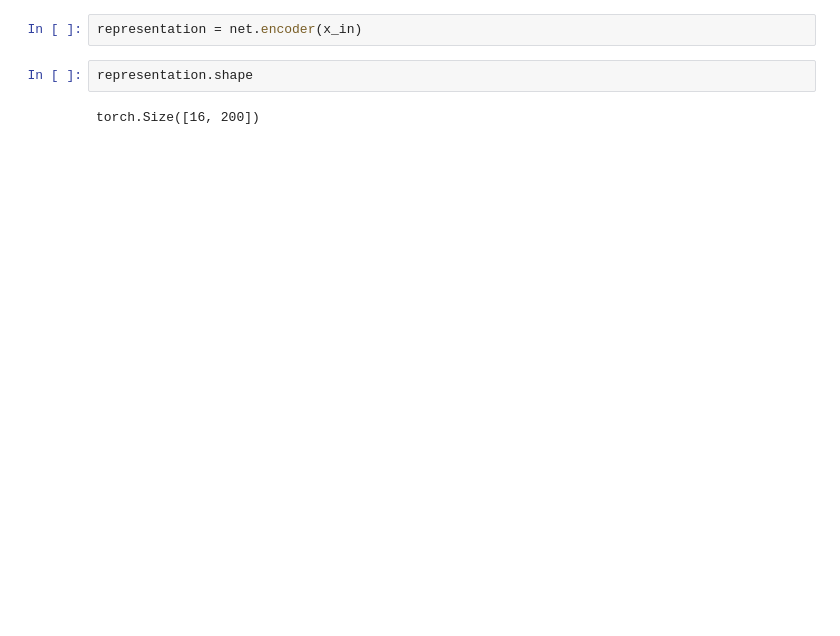
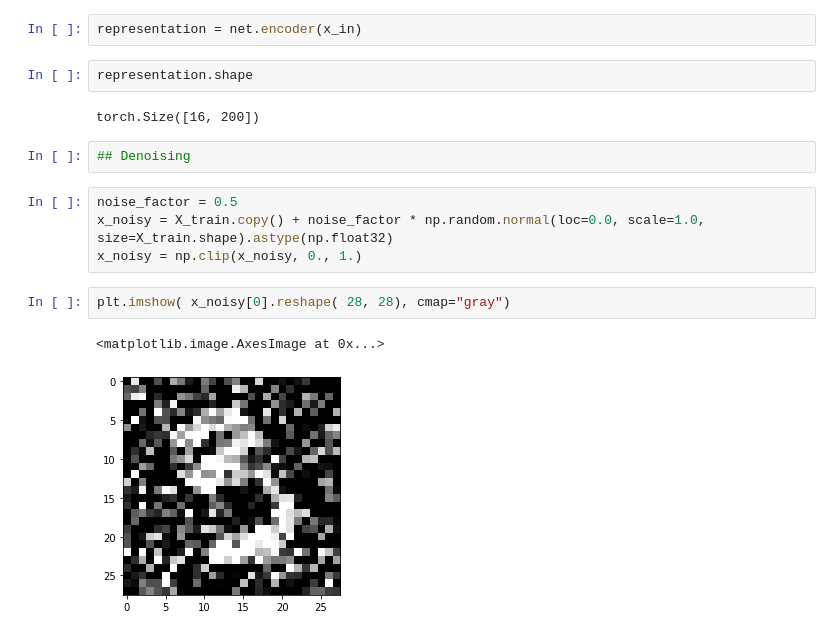
Before and after one commit to kperi/ml_lectures, a Jupyter notebook: day_6/autoencoders.ipynb, the cells around one changed output. Cells and saved outputs as stored; diff of their text form; blank space fills up the shorter version.

```diff
--- a/day_6/autoencoders.ipynb
+++ b/day_6/autoencoders.ipynb
@@ -125,3 +125,14 @@ representation = net.encoder(x_in)
 representation.shape
 # %% [output]
 torch.Size([16, 200])
+# %%
+## Denoising
+# %%
+noise_factor = 0.5
+x_noisy = X_train.copy() + noise_factor * np.random.normal(loc=0.0, scale=1.0, size=X_train.shape).astype(np.float32)
+x_noisy = np.clip(x_noisy, 0., 1.)
+# %%
+plt.imshow( x_noisy[0].reshape( 28, 28), cmap="gray")
+# %% [output]
+<matplotlib.image.AxesImage at 0x...>
+[figure, added]
```
Also changed, not shown: parts of 15 cells of this notebook.
